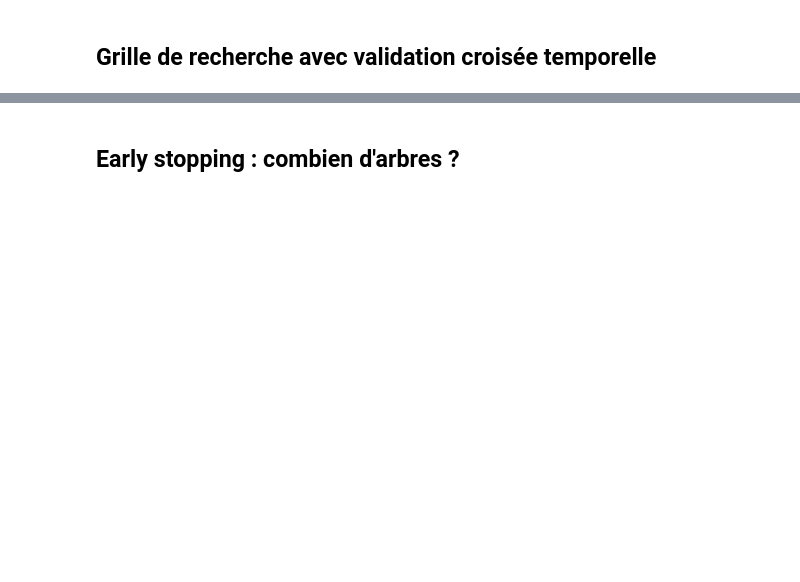
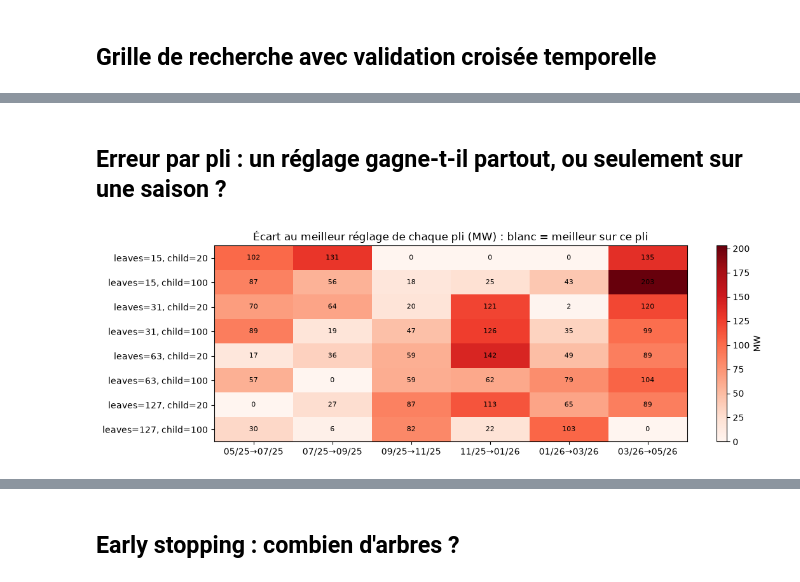
Before and after one commit to adem951/conso_energie_prediction, a Jupyter notebook: notebooks/04_tuning_overfitting.ipynb, the cells around one changed output, grey strips where cells are left out. Cells and saved outputs as stored; diff of their text form; code cells hidden in the pictures; blank space fills up the shorter version.

```diff
--- a/notebooks/04_tuning_overfitting.ipynb
+++ b/notebooks/04_tuning_overfitting.ipynb
@@ -106,0 +114,16 @@ results
+# %% [markdown]
+## Erreur par pli : un réglage gagne-t-il partout, ou seulement sur une saison ?
+# %%
+table = per_fold.pivot_table(index=["num_leaves", "min_child_samples"], columns="pli", values="cv_rmse")[fold_names]
+gap = table.sub(table.min())
+fig, ax = plt.subplots(figsize=(12, 4))
+image = ax.imshow(gap, aspect="auto", cmap="Reds")
+ax.set(xticks=range(len(fold_names)), xticklabels=fold_names, yticks=range(len(table)), yticklabels=[f"leaves={a}, child={b}" for a, b in table.index],
+       title="Écart au meilleur réglage de chaque pli (MW) : blanc = meilleur sur ce pli")
+for i in range(len(table)):
+    for j in range(len(fold_names)):
+        ax.text(j, i, f"{gap.iloc[i, j]:.0f}", ha="center", va="center", fontsize=8)
+ax.grid(False)
+fig.colorbar(image, ax=ax, label="MW");
+# %% [output]
+[figure, added]
```
Also changed, not shown: parts of 11 cells of this notebook, 3 other files.
